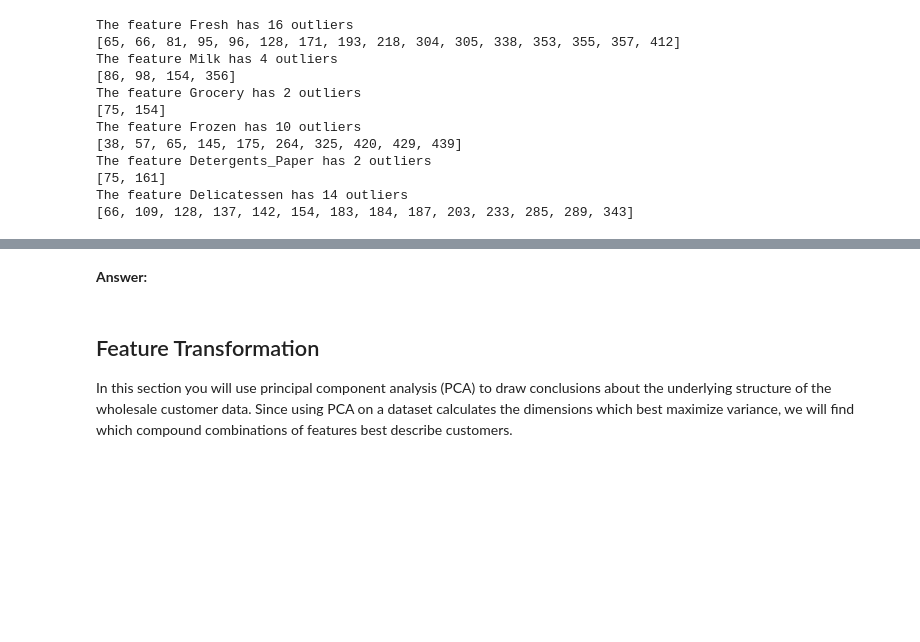
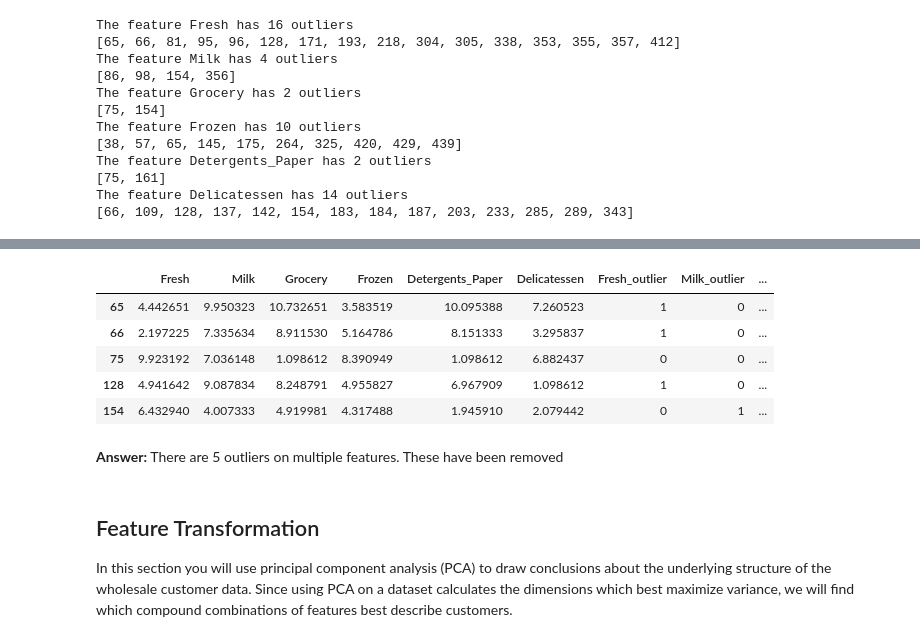
Before and after one commit to roolvp/ml-projects, a Jupyter notebook: customer_segments/customer_segments.ipynb, the cells around one changed output, grey strips where cells are left out. Drawn from its saved outputs; the diff is of its cells as text; code cells hidden in the pictures; blank space fills up the shorter version.

```diff
--- a/customer_segments/customer_segments.ipynb
+++ b/customer_segments/customer_segments.ipynb
@@ -477,2 +448,10 @@ outliers_df
-# %% [markdown]
-**Answer:**
+# %%
+#Outlier customers on more than 1 feature
+outliers_df[((outliers_df['no_of_outlier_features'] > 1))]
+# %% [output]
+|  | Fresh | Milk | Grocery | Frozen | Detergents_Paper | Delicatessen | Fresh_outlier | Milk_outlier | ... |
+| 65 | 4.442651 | 9.950323 | 10.732651 | 3.583519 | 10.095388 | 7.260523 | 1 | 0 | ... |
+| 66 | 2.197225 | 7.335634 | 8.911530 | 5.164786 | 8.151333 | 3.295837 | 1 | 0 | ... |
+| 75 | 9.923192 | 7.036148 | 1.098612 | 8.390949 | 1.098612 | 6.882437 | 0 | 0 | ... |
+| 128 | 4.941642 | 9.087834 | 8.248791 | 4.955827 | 6.967909 | 1.098612 | 1 | 0 | ... |
+| 154 | 6.432940 | 4.007333 | 4.919981 | 4.317488 | 1.945910 | 2.079442 | 0 | 1 | ... |
@@ -479,3 +461,6 @@ outliers_df
+# %% [markdown]
+**Answer:**
+There are 5 outliers on multiple features. These have been removed
 # %% [markdown]
 ## Feature Transformation
 In this section you will use principal component analysis (PCA) to draw conclusions about the underlying structure of the wholesale customer data. Since using PCA on a dataset calculates the dimensions which best maximize variance, we will find which compound combinations of features best describe customers.
```
Also changed, not shown: parts of 8 cells of this notebook.
